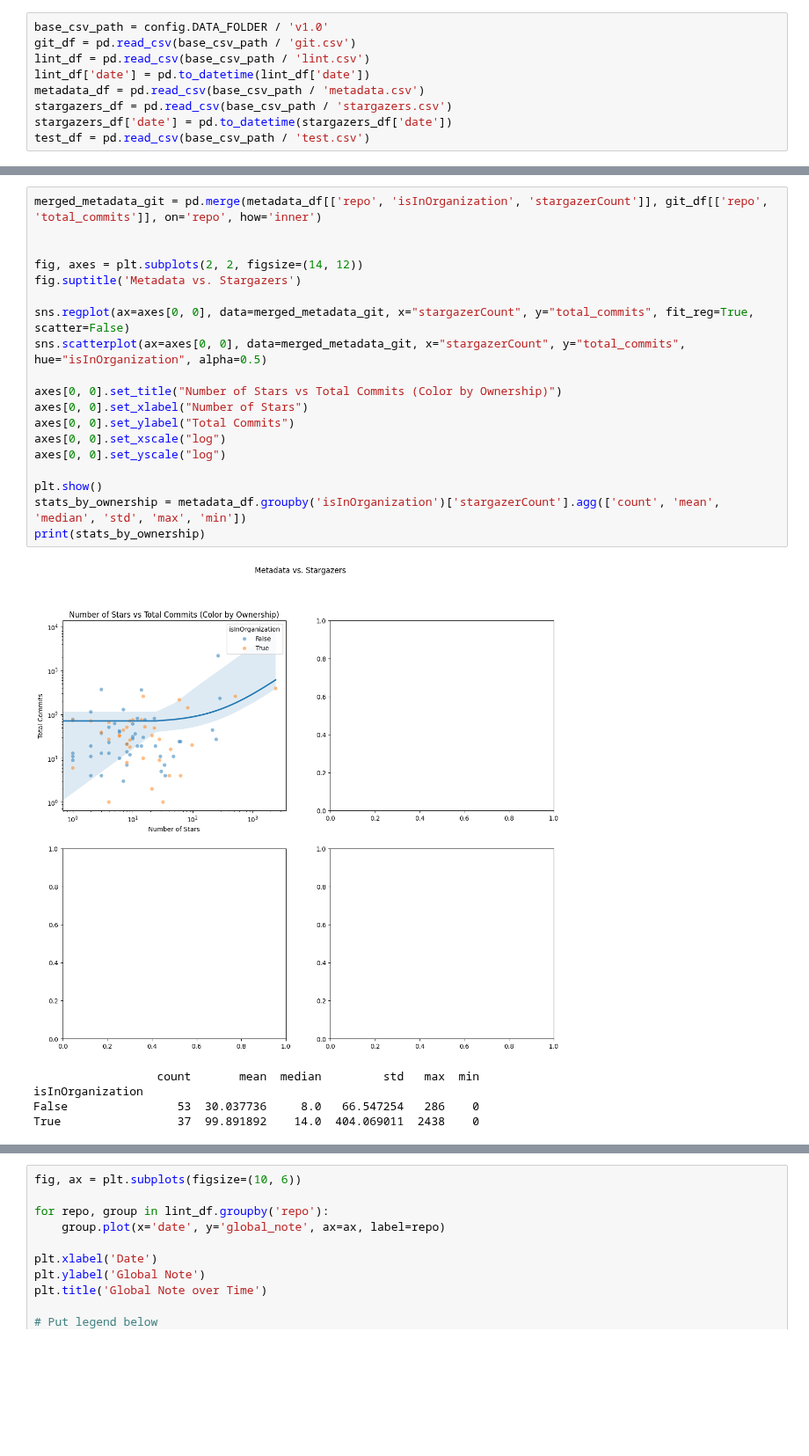
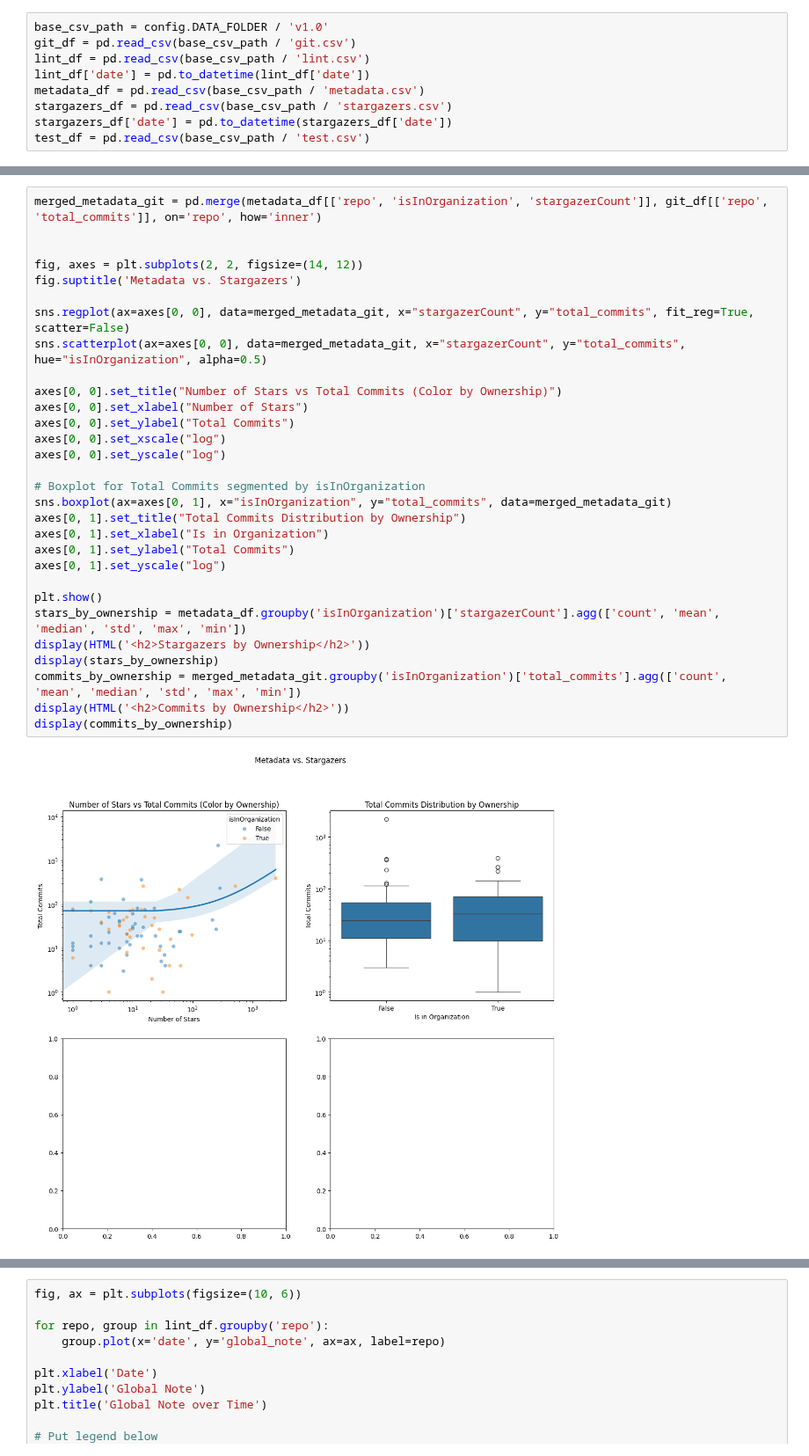
Before and after one commit to Majistaten/PyCIRAS, a Jupyter notebook: notebooks/Untitled.ipynb, the cells around one changed output, grey strips where cells are left out. Shown at 88% size. Drawn from its saved outputs; the diff is of its cells as text; blank space fills up the shorter version.

```diff
--- a/notebooks/Untitled.ipynb
+++ b/notebooks/Untitled.ipynb
@@ -73,25 +79,32 @@ correlation_matrix
 # %%
 merged_metadata_git = pd.merge(metadata_df[['repo', 'isInOrganization', 'stargazerCount']], git_df[['repo', 'total_commits']], on='repo', how='inner')
 
 
 fig, axes = plt.subplots(2, 2, figsize=(14, 12))
 fig.suptitle('Metadata vs. Stargazers')
 
 sns.regplot(ax=axes[0, 0], data=merged_metadata_git, x="stargazerCount", y="total_commits", fit_reg=True, scatter=False)
 sns.scatterplot(ax=axes[0, 0], data=merged_metadata_git, x="stargazerCount", y="total_commits", hue="isInOrganization", alpha=0.5)
 
 axes[0, 0].set_title("Number of Stars vs Total Commits (Color by Ownership)")
 axes[0, 0].set_xlabel("Number of Stars")
 axes[0, 0].set_ylabel("Total Commits")
 axes[0, 0].set_xscale("log")
 axes[0, 0].set_yscale("log")
 
+# Boxplot for Total Commits segmented by isInOrganization
+sns.boxplot(ax=axes[0, 1], x="isInOrganization", y="total_commits", data=merged_metadata_git)
+axes[0, 1].set_title("Total Commits Distribution by Ownership")
+axes[0, 1].set_xlabel("Is in Organization")
+axes[0, 1].set_ylabel("Total Commits")
+axes[0, 1].set_yscale("log")
+
 plt.show()
-stats_by_ownership = metadata_df.groupby('isInOrganization')['stargazerCount'].agg(['count', 'mean', 'median', 'std', 'max', 'min'])
-print(stats_by_ownership)
+stars_by_ownership = metadata_df.groupby('isInOrganization')['stargazerCount'].agg(['count', 'mean', 'median', 'std', 'max', 'min'])
+display(HTML('<h2>Stargazers by Ownership</h2>'))
+display(stars_by_ownership)
+commits_by_ownership = merged_metadata_git.groupby('isInOrganization')['total_commits'].agg(['count', 'mean', 'median', 'std', 'max', 'min'])
+display(HTML('<h2>Commits by Ownership</h2>'))
+display(commits_by_ownership)
 # %% [output]
-[figure, old version]
+[figure, new version]
-                  count       mean  median         std   max  min
-isInOrganization
-False                53  30.037736     8.0   66.547254   286    0
-True                 37  99.891892    14.0  404.069011  2438    0
```
Also changed, not shown: parts of 3 cells of this notebook, 1 other file.
